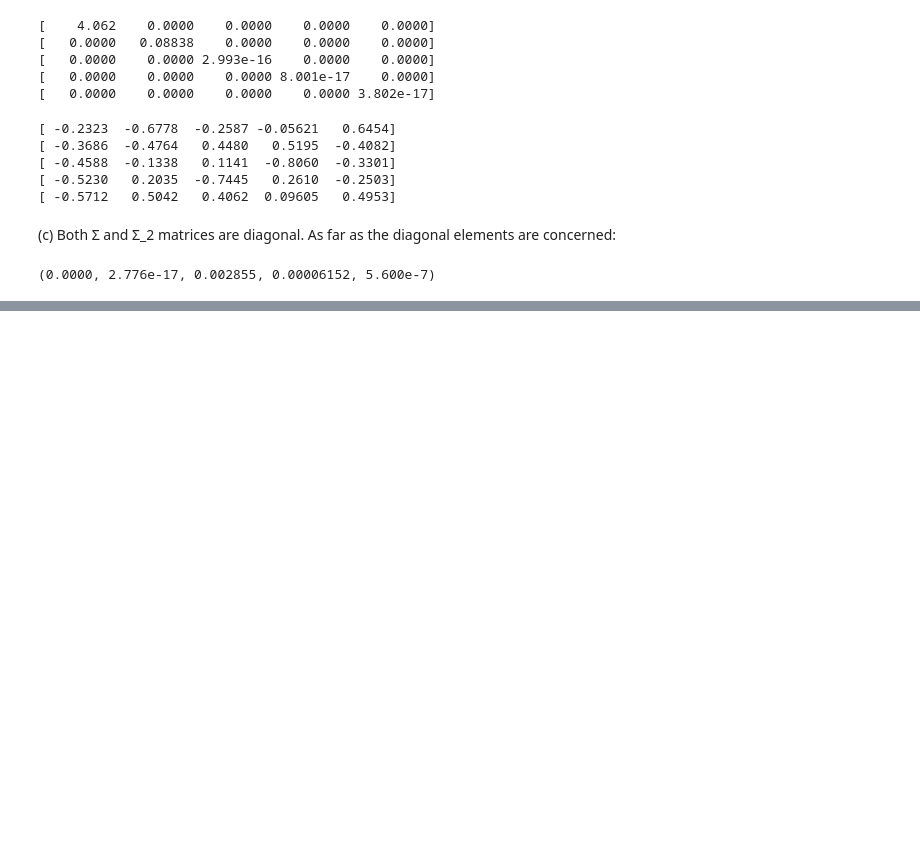
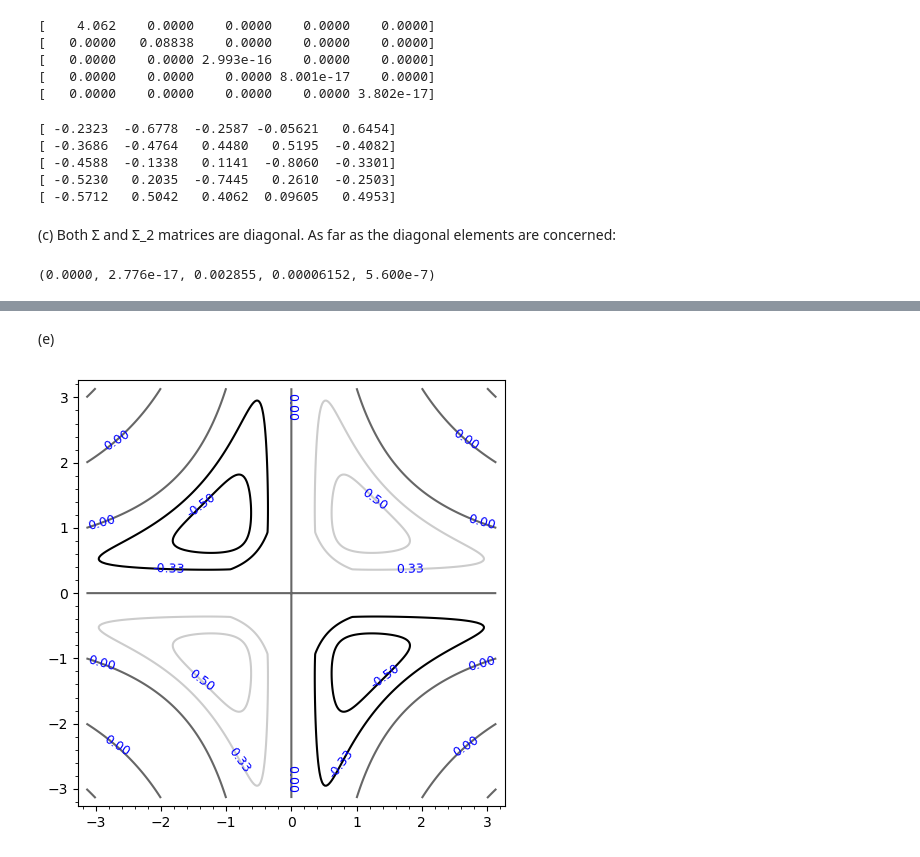
Before and after one commit to gzavlanis/Jupyter-files, a Jupyter notebook: revesion_exams.ipynb, the cells around one changed output, grey strips where cells are left out. Drawn from its saved outputs; the diff is of its cells as text; code cells hidden in the pictures; blank space fills up the shorter version.

Commit message:
finishing unit 4 revision exams

```diff
--- a/revesion_exams.ipynb
+++ b/revesion_exams.ipynb
@@ -419,0 +482,4 @@ included in the rank-2 approximation.
+# %%
+y = var('y')
+af(x, y) = sin(x*y)*unit_step(1-x^2-y^2) + (sin(x*y)/sqrt(x^2+y^2))*unit_step(x^2+y^2-1)
+analytic_grad(x, y) = af(x,y).gradient([x, y])
@@ -419,0 +537,6 @@ included in the rank-2 approximation.
+# %% [markdown]
+(e)
+# %%
+contour_plot(af(x, y), (x, -pi, pi), (y, -pi, pi), contours = [-1/2, -1/3, 0, 1/3, 1/2], fill = False, plot_points = 300, labels = True)
+# %% [output]
+[figure, added]
```
Also changed, not shown: parts of 21 cells of this notebook.
